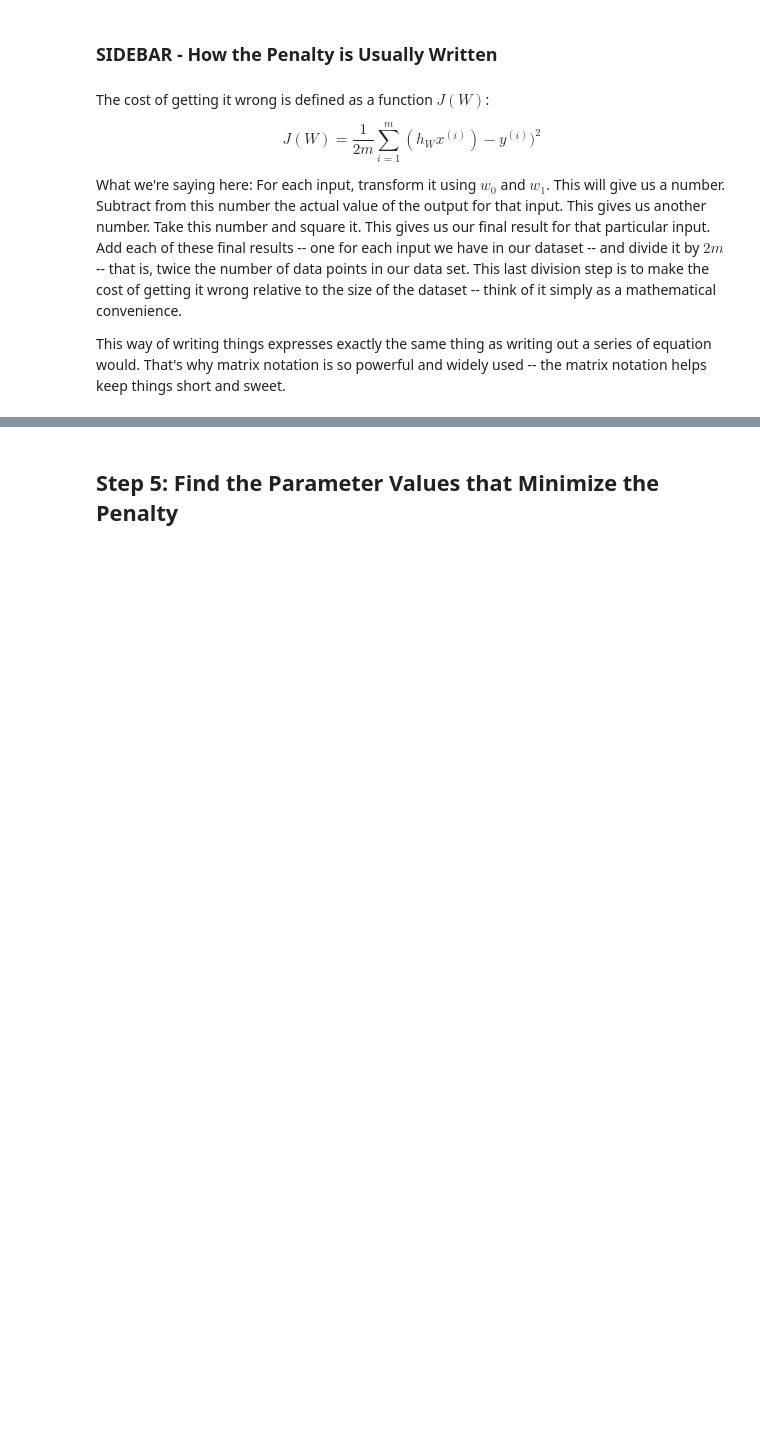
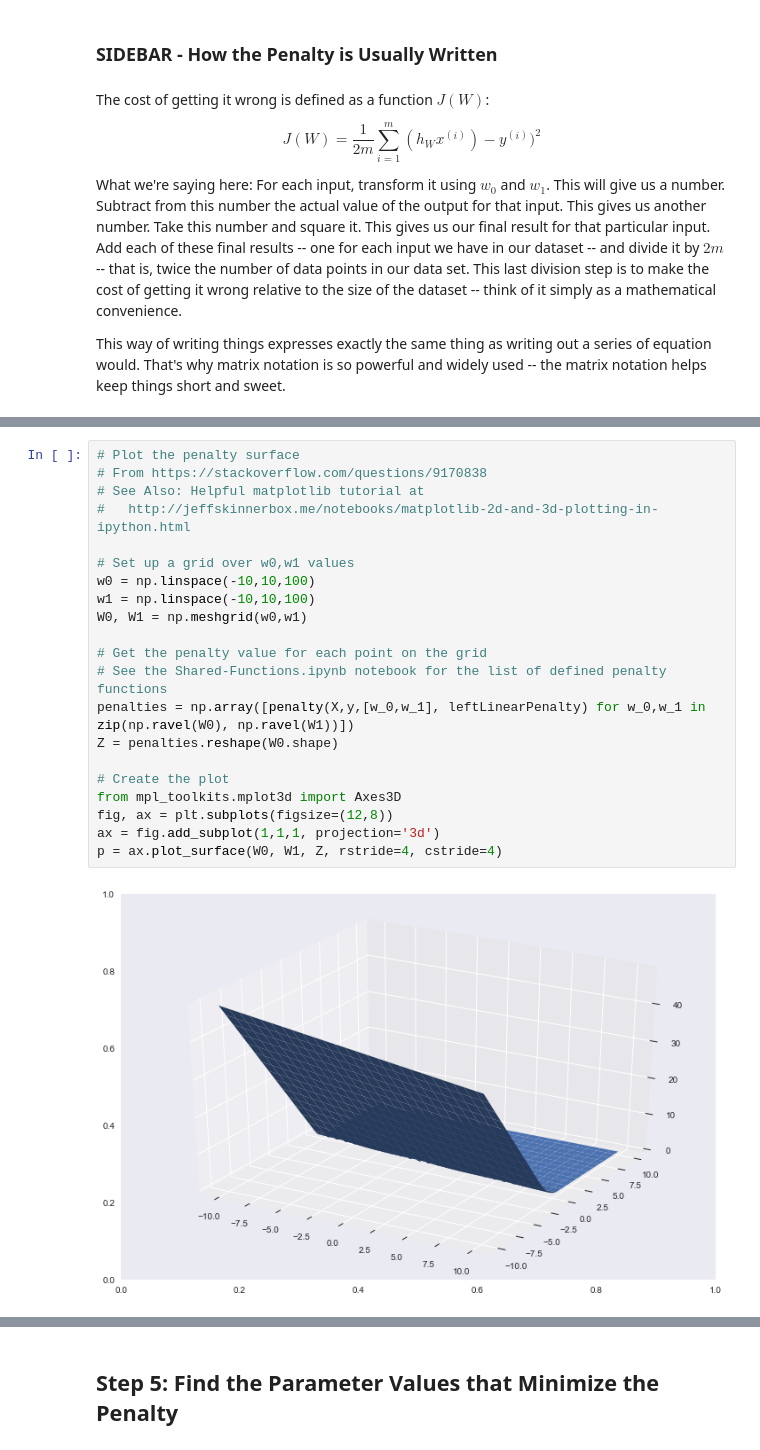
Before and after one commit to baiaooo/MLCourse, a Jupyter notebook: Notebooks/Regression-with-a-Single-Feature.ipynb, the cells around one changed output, grey strips where cells are left out. Drawn from its saved outputs; the diff is of its cells as text; blank space fills up the shorter version.

```diff
--- a/Notebooks/Regression-with-a-Single-Feature.ipynb
+++ b/Notebooks/Regression-with-a-Single-Feature.ipynb
@@ -338,0 +285,23 @@ plt.xlabel('w0')
+# %%
+# Plot the penalty surface
+# From https://stackoverflow.com/questions/9170838
+# See Also: Helpful matplotlib tutorial at
+#   http://jeffskinnerbox.me/notebooks/matplotlib-2d-and-3d-plotting-in-ipython.html
+
+# Set up a grid over w0,w1 values
+w0 = np.linspace(-10,10,100)
+w1 = np.linspace(-10,10,100)
+W0, W1 = np.meshgrid(w0,w1)
+
+# Get the penalty value for each point on the grid
+# See the Shared-Functions.ipynb notebook for the list of defined penalty functions
+penalties = np.array([penalty(X,y,[w_0,w_1], leftLinearPenalty) for w_0,w_1 in zip(np.ravel(W0), np.ravel(W1))])
+Z = penalties.reshape(W0.shape)
+
+# Create the plot
+from mpl_toolkits.mplot3d import Axes3D
+fig, ax = plt.subplots(figsize=(12,8))
+ax = fig.add_subplot(1,1,1, projection='3d')
+p = ax.plot_surface(W0, W1, Z, rstride=4, cstride=4)
+# %% [output]
+[figure, added]
```
Also changed, not shown: parts of 26 cells of this notebook, 2 other files.
